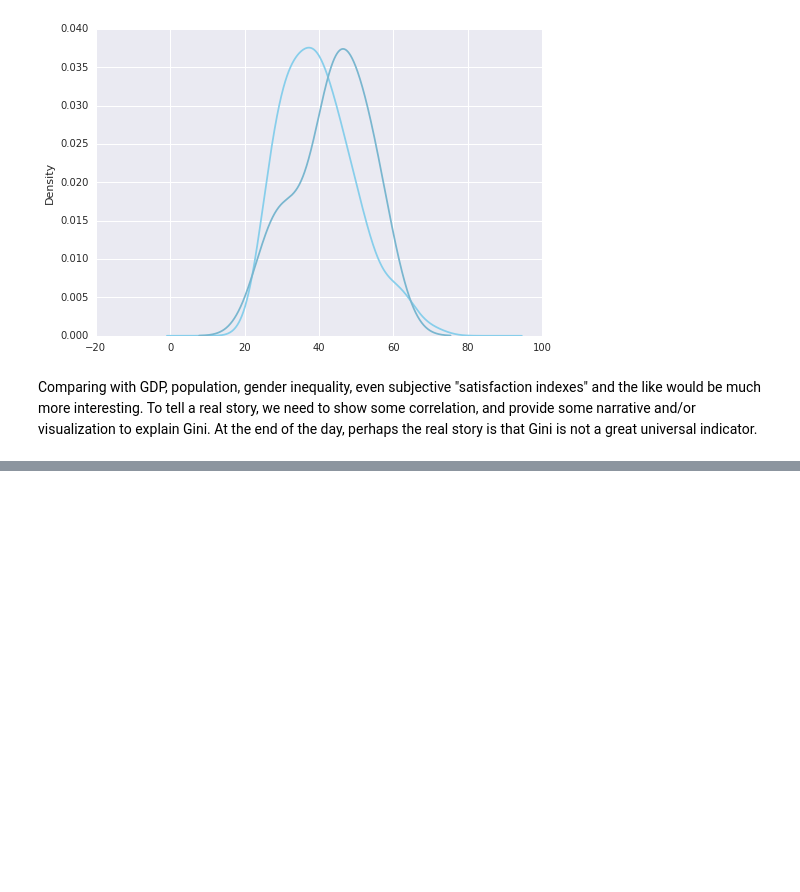
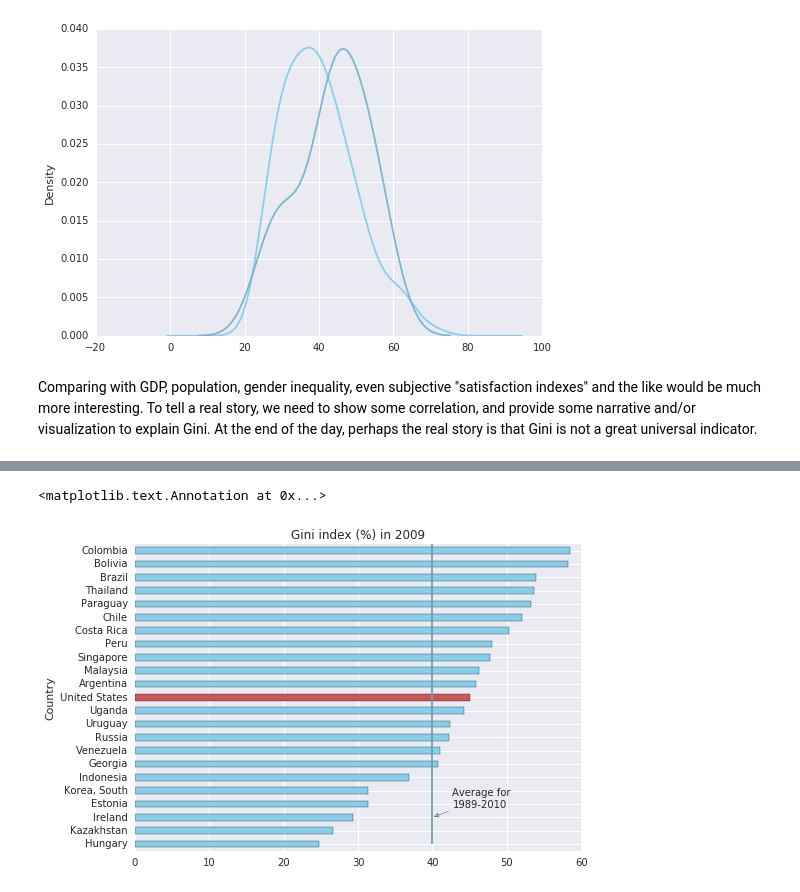
Before and after one commit to fdion/infographics_research, a Jupyter notebook: GINI.ipynb, the cells around one changed output, grey strips where cells are left out. Cells and saved outputs as stored; diff of their text form; code cells hidden in the pictures; blank space fills up the shorter version.

Commit message:
Added a point on use of color

```diff
--- a/GINI.ipynb
+++ b/GINI.ipynb
@@ -89,0 +96,13 @@ Comparing with GDP, population, gender inequality, even subjective "satisfaction
+# %%
+current_ax = gini_df.plot(kind='barh', color=sns.color_palette()[0])
+current_ax.patches[list(gini_df.index).index("United States")].set_facecolor('#cc5555')
+current_ax.set_title('Gini index (%) in 2009')
+current_ax.vlines(39.99, 0, len(gini_df), color=sns.color_palette()[2])
+current_ax.annotate('Average for\n1989-2010',
+                    (40, 2),
+                    xytext=(20, 10),
+                    textcoords='offset points',
+                    arrowprops=dict(arrowstyle='-|>'))
+# %% [output]
+<matplotlib.text.Annotation at 0x...>
+[figure, added]
```
Also changed, not shown: parts of 3 cells of this notebook, 1 other file.
